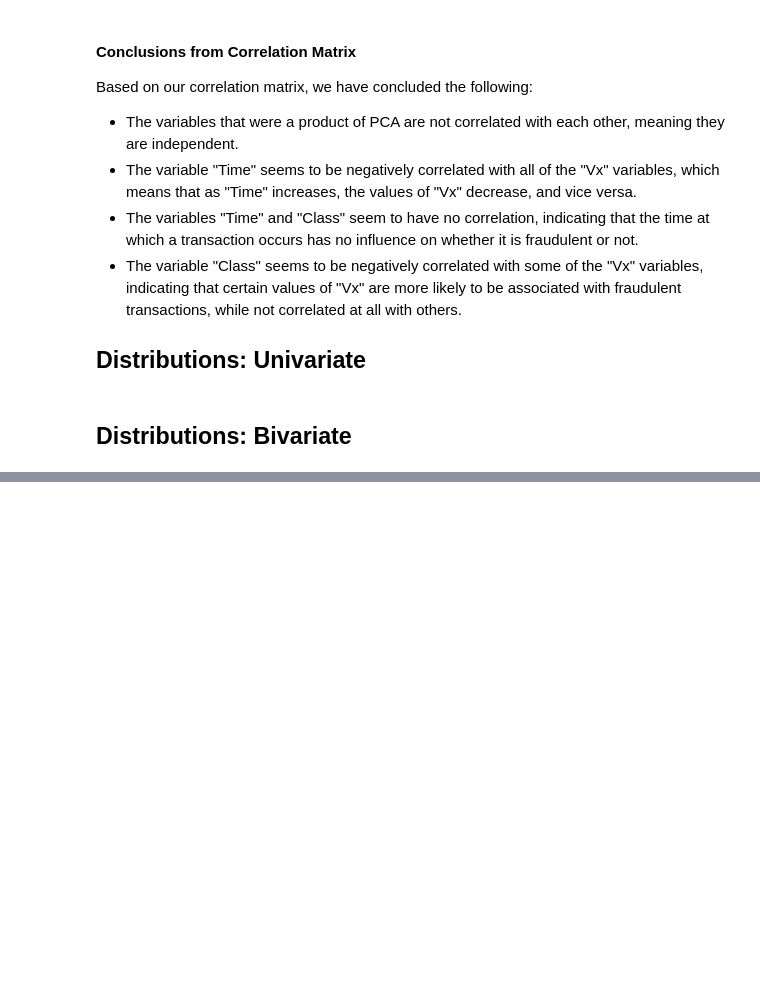
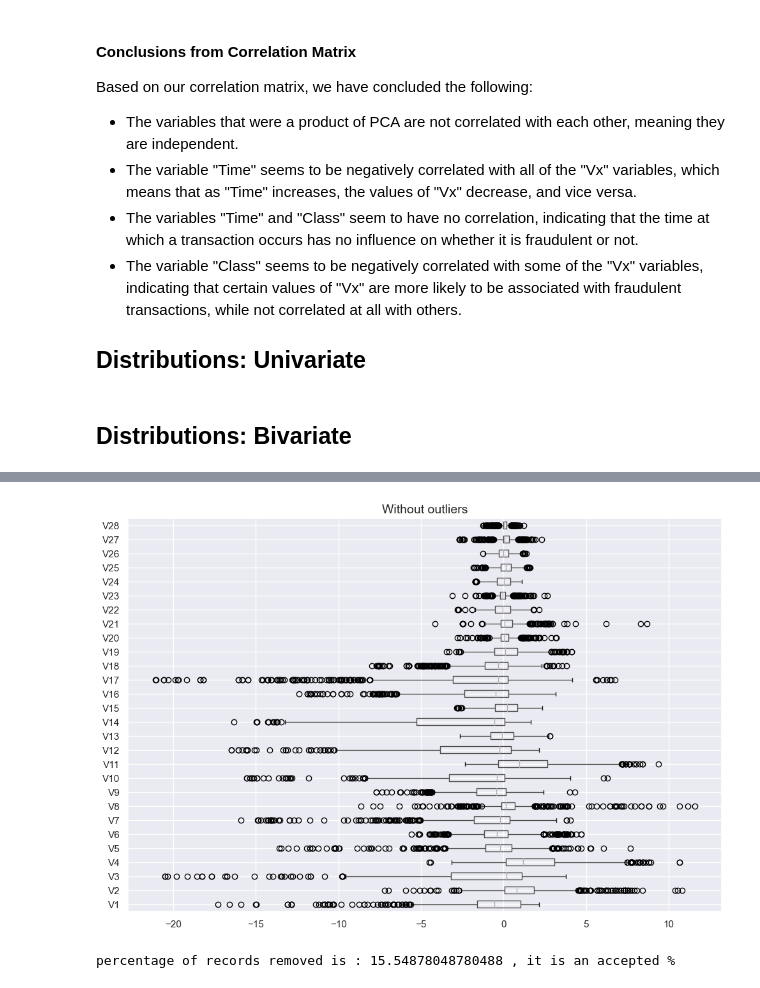
Before and after one commit to Sandokhan/creditcard-egd, a Jupyter notebook: creditcard-eda.ipynb, the cells around one changed output, grey strips where cells are left out. Cells and saved outputs as stored; diff of their text form; code cells hidden in the pictures; blank space fills up the shorter version.

```diff
--- a/creditcard-eda.ipynb
+++ b/creditcard-eda.ipynb
@@ -432,0 +553,11 @@ plt.show()
+# %%
+df1_new.loc[:, ~df1_new.columns.isin(['Amount','Time','Class'])].boxplot( figsize=(12,8), vert=False)
+plt.title("Without outliers", fontsize=14)
+plt.show()
+# %% [output]
+[figure, added]
+# %%
+# % of data removed :
+print("percentage of records removed is :", (1 - (df1_new.shape[0] / new_df1.shape[0])) * 100, ", it is an accepted % ")
+# %% [output]
+percentage of records removed is : 15.54878048780488 , it is an accepted %
```
Also changed, not shown: parts of 15 cells of this notebook, 1 other file.
